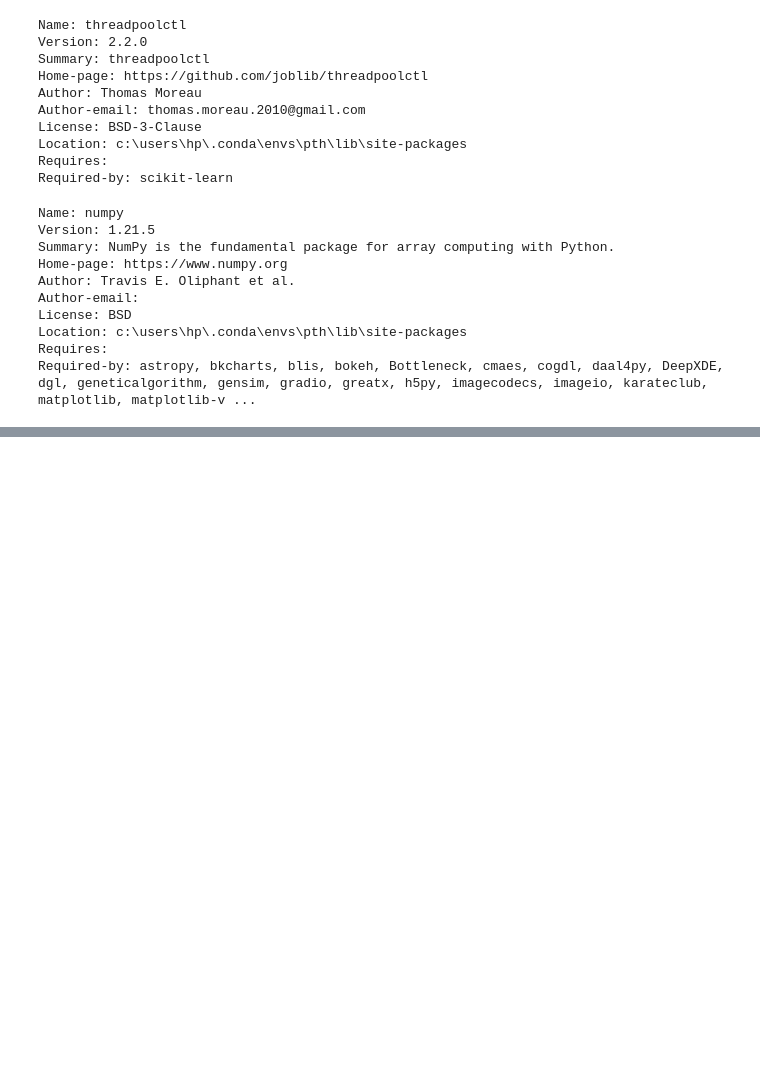
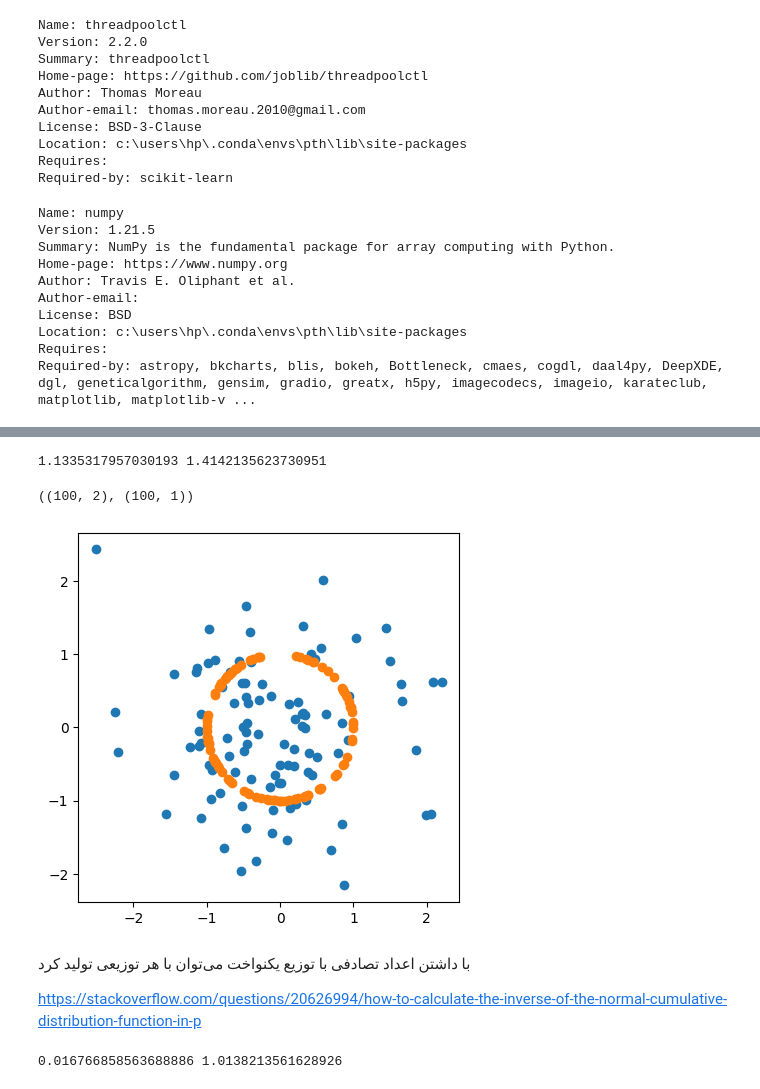
Before and after one commit to fum-cs/ads, a Jupyter notebook: code/CD_KNN.ipynb, the cells around one changed output, grey strips where cells are left out. Cells and saved outputs as stored; diff of their text form; code cells hidden in the pictures; blank space fills up the shorter version.

```diff
--- a/code/CD_KNN.ipynb
+++ b/code/CD_KNN.ipynb
@@ -108,0 +177,31 @@ Required-by: astropy, bkcharts, blis, bokeh, Bottleneck, cmaes, cogdl, daal4py,
+# %%
+x = np.random.randn(100, 2)
+norm_x = np.linalg.norm(x, axis=1)
+print(norm_x.mean(), np.sqrt(2))
+# sns.displot(norm_x, kde=False)
+x.shape, norm_x[:,np.newaxis].shape
+# %% [output]
+1.1335317957030193 1.4142135623730951
+((100, 2), (100, 1))
+# %%
+y = x/norm_x[:,np.newaxis]
+plt.scatter(x[:,0],x[:,1])
+plt.scatter(y[:,0],y[:,1])
+ax = plt.gca()
+ax.set_aspect('equal', adjustable='box')
+plt.draw()
+# %% [output]
+[figure, added]
+# %% [markdown]
+با داشتن اعداد تصادفی با توزیع یکنواخت
+ می‌توان با هر توزیعی تولید کرد
+
+ https://stackoverflow.com/questions/20626994/how-to-calculate-the-inverse-of-the-normal-cumulative-distribution-function-in-p
+# %%
+from statistics import NormalDist # Needs Python >= 3.8
+x = np.random.rand(1000)
+y = [NormalDist().inv_cdf(a) for a in x]
+y = np.array(y)
+print(y.mean(), y.var())
+# %% [output]
+0.016766858563688886 1.0138213561628926
```
Also changed, not shown: parts of 14 cells of this notebook, 2 other files.
